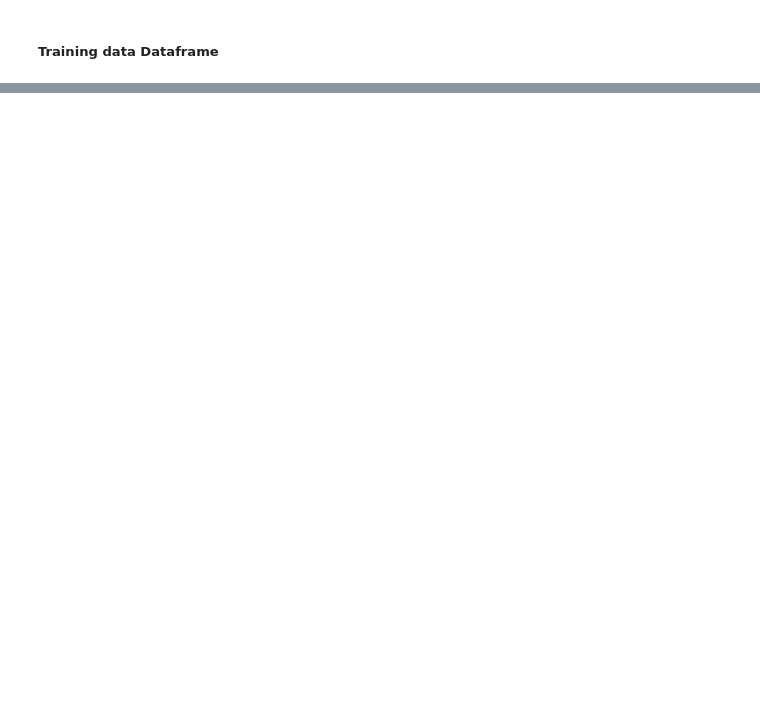
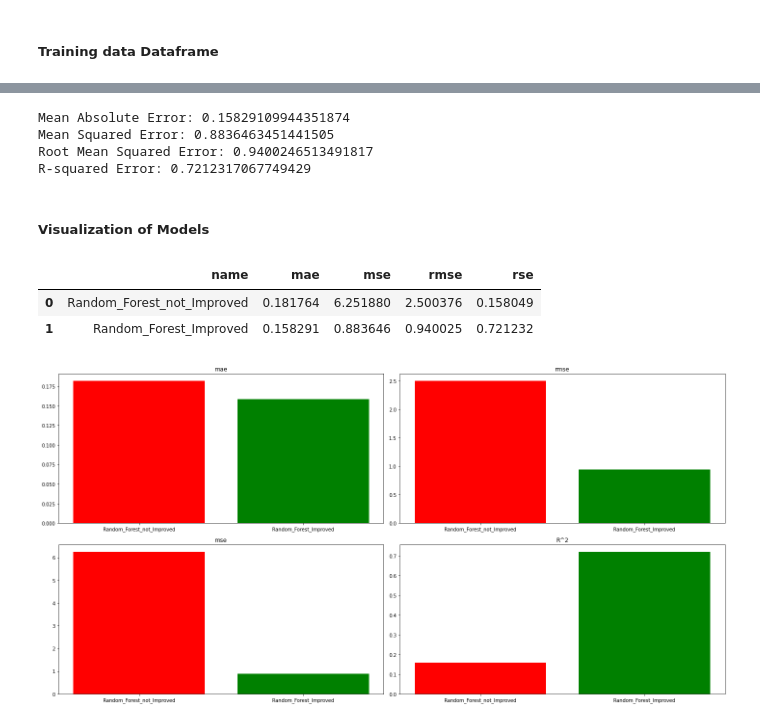
Before and after one commit to MichaelWoo-git/Predicting_Future_Sales_Timeseries, a Jupyter notebook: regression_analysis.ipynb, the cells around one changed output, grey strips where cells are left out. Drawn from its saved outputs; the diff is of its cells as text; code cells hidden in the pictures; blank space fills up the shorter version.

Commit message:
added visualizations

```diff
--- a/regression_analysis.ipynb
+++ b/regression_analysis.ipynb
@@ -387,4 +409,8 @@ print('Mean Absolute Error:', mae)
 print('Mean Squared Error:', mse)
 print('Root Mean Squared Error:', rmse)
 print('R-squared Error:', rse)
+mae_lst.append(mae)
+mse_lst.append(mse)
+rmse_lst.append(rmse)
+rse_lst.append(rse)
 # %% [output]
@@ -442,0 +444,53 @@ print('R-squared Error:', rse)
+# %%
+y_pred = pipe.predict(x_test)
+# %%
+mae = metrics.mean_absolute_error(y_test, y_pred)
+mse = metrics.mean_squared_error(y_test, y_pred)
+rmse = np.sqrt(metrics.mean_squared_error(y_test, y_pred))
+rse = metrics.r2_score(y_test, y_pred)
+print('Mean Absolute Error:', mae)
+print('Mean Squared Error:', mse)
+print('Root Mean Squared Error:', rmse)
+print('R-squared Error:', rse)
+mae_lst.append(mae)
+mse_lst.append(mse)
+rmse_lst.append(rmse)
+rse_lst.append(rse)
+# %% [output]
+Mean Absolute Error: 0.15829109944351874
+Mean Squared Error: 0.8836463451441505
+Root Mean Squared Error: 0.9400246513491817
+R-squared Error: 0.7212317067749429
+# %% [markdown]
+##### Visualization of Models
+# %%
+df_stats = pd.DataFrame({"name":name_lst,"mae":mae_lst,"mse":mse_lst,"rmse":rmse_lst,"rse":rse_lst })
+# %%
+df_stats.head()
+# %% [output]
+|  | name | mae | mse | rmse | rse |
+| 0 | Random_Forest_not_Improved | 0.181764 | 6.251880 | 2.500376 | 0.158049 |
+| 1 | Random_Forest_Improved | 0.158291 | 0.883646 | 0.940025 | 0.721232 |
+# %%
+import seaborn as sns
+from matplotlib import pyplot as plt
+
+fig, axs = plt.subplots(2, 2,figsize=(20, 10))
+
+axs[0, 0].bar(df_stats.name, df_stats.mae,color=["red",'green'])
+axs[0, 0].set_title("mae")
+axs[0, 0]
+
+
+axs[1, 0].bar(df_stats.name, df_stats.mse,color=["red",'green'])
+axs[1, 0].set_title("mse")
+
+axs[0, 1].bar(df_stats.name, df_stats.rmse,color=["red",'green'])
+axs[0, 1].set_title("rmse")
+
+axs[1, 1].bar(df_stats.name, df_stats.rse,color=["red",'green'])
+axs[1, 1].set_title("R^2")
+
+fig.tight_layout()
+# %% [output]
+[figure, added]
```
Also changed, not shown: parts of 80 cells of this notebook.
